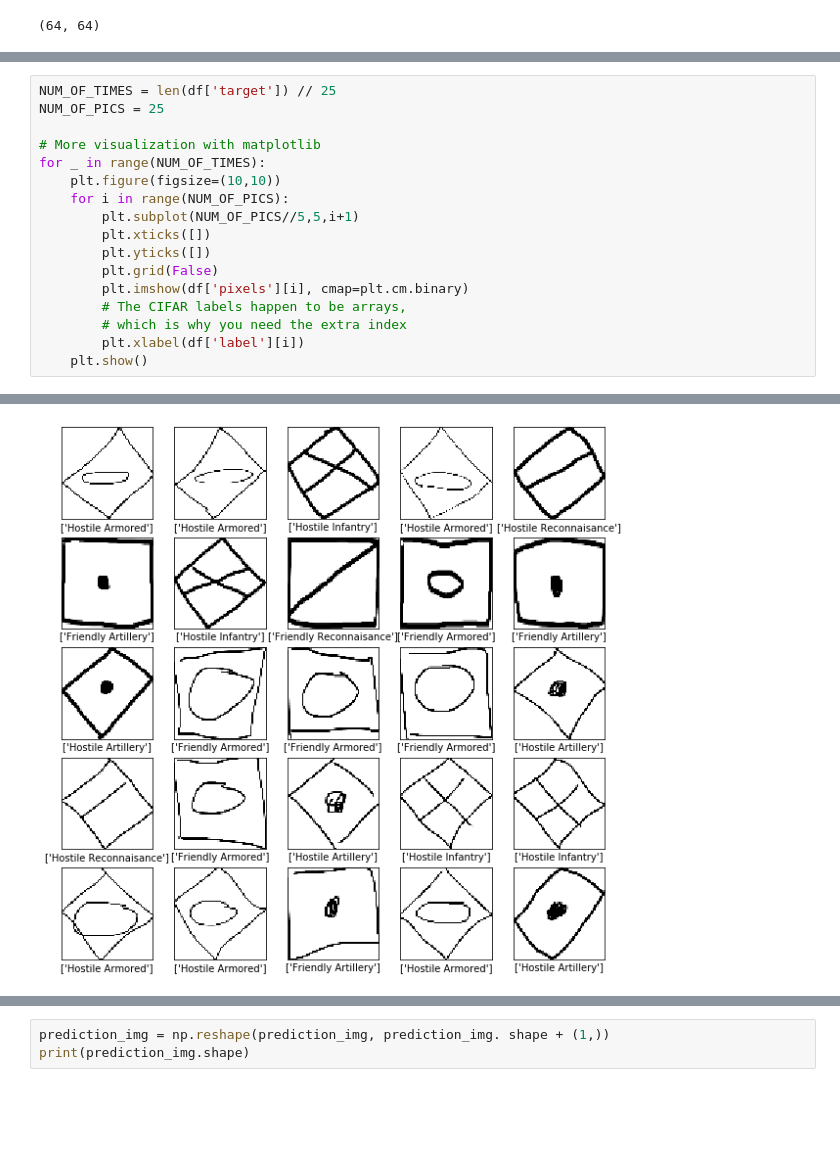
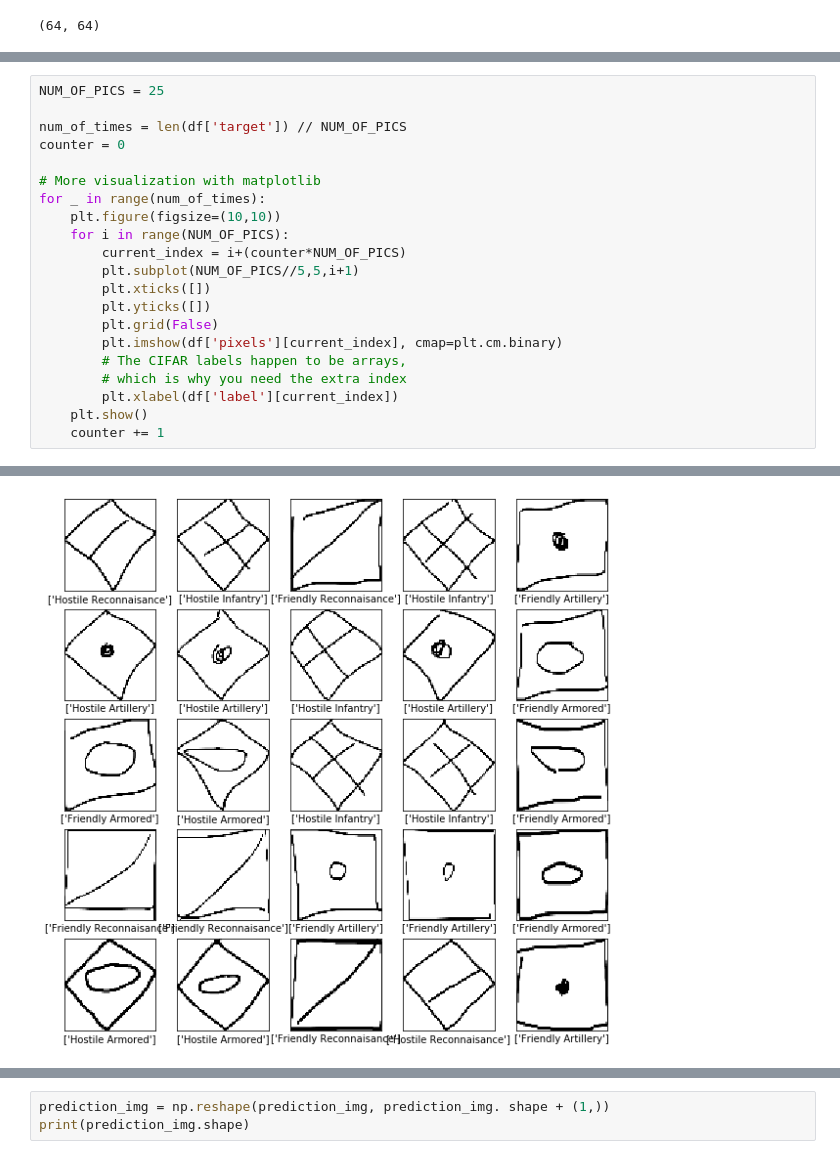
Before and after one commit to PeterHinge/random_g_api, a Jupyter notebook: Baseline-CNN-Model.ipynb, the cells around one changed output, grey strips where cells are left out. Cells and saved outputs as stored; diff of their text form; blank space fills up the shorter version.

```diff
--- a/Baseline-CNN-Model.ipynb
+++ b/Baseline-CNN-Model.ipynb
@@ -95,21 +95,25 @@ df.head()
 | 3 | [[0.0, 0.0, 0.0, 0.0, 0.0, 0.0, 0... | [Hostile Armored] | SHGPUCA----- | 4 |
 | 4 | [[0.0, 0.0, 0.0, 0.0, 0.0, 0.0, 0... | [Hostile Reconnaisance] | SHGPUCR----- | 7 |
 # %%
-NUM_OF_TIMES = len(df['target']) // 25
 NUM_OF_PICS = 25
 
+num_of_times = len(df['target']) // NUM_OF_PICS
+counter = 0
+
 # More visualization with matplotlib
-for _ in range(NUM_OF_TIMES):
+for _ in range(num_of_times):
     plt.figure(figsize=(10,10))
     for i in range(NUM_OF_PICS):
+        current_index = i+(counter*NUM_OF_PICS)
         plt.subplot(NUM_OF_PICS//5,5,i+1)
         plt.xticks([])
         plt.yticks([])
         plt.grid(False)
-        plt.imshow(df['pixels'][i], cmap=plt.cm.binary)
+        plt.imshow(df['pixels'][current_index], cmap=plt.cm.binary)
         # The CIFAR labels happen to be arrays,
         # which is why you need the extra index
-        plt.xlabel(df['label'][i])
+        plt.xlabel(df['label'][current_index])
     plt.show()
+    counter += 1
 # %% [output]
 [figure]
@@ -117 +121 @@ for _ in range(NUM_OF_TIMES):
-[figure, old version]
+[figure, new version]
```
Also changed, not shown: parts of 11 cells of this notebook, 4 other files.
